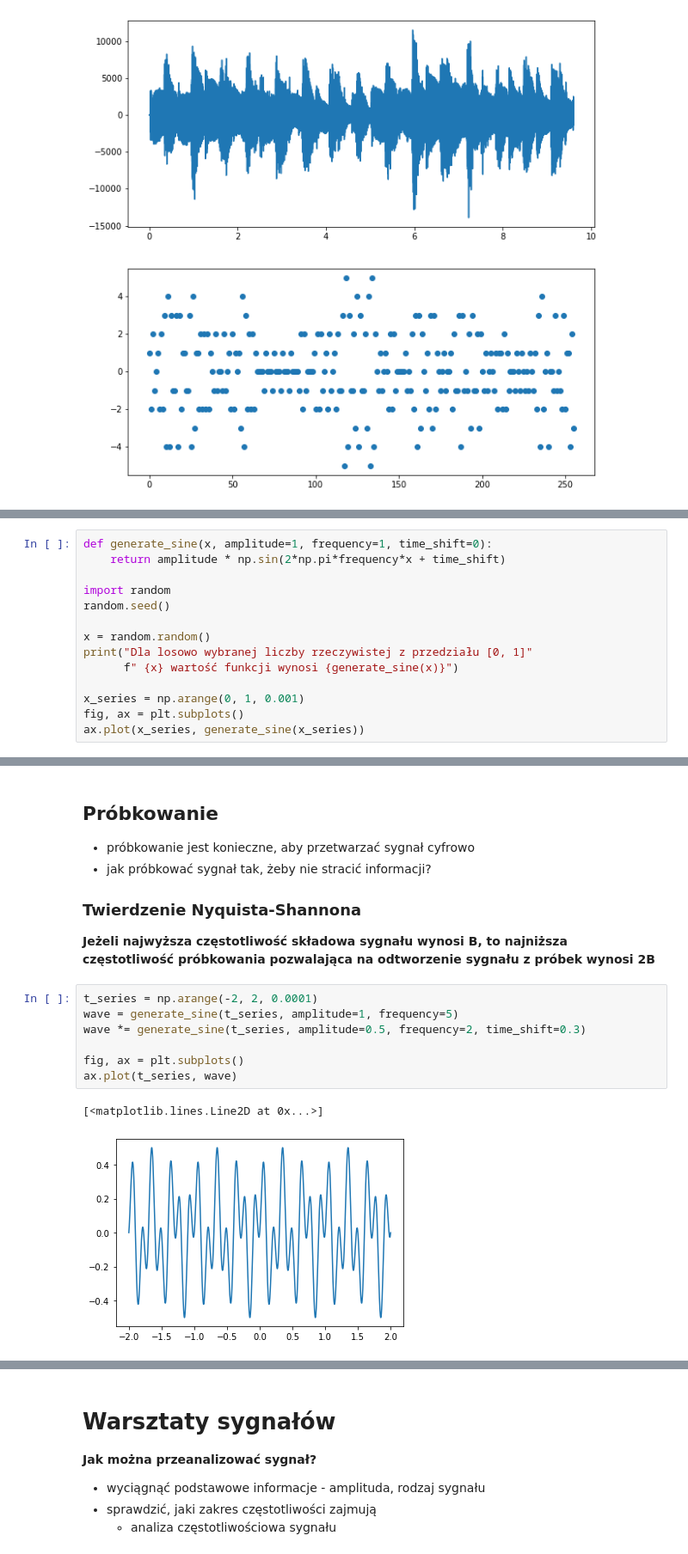
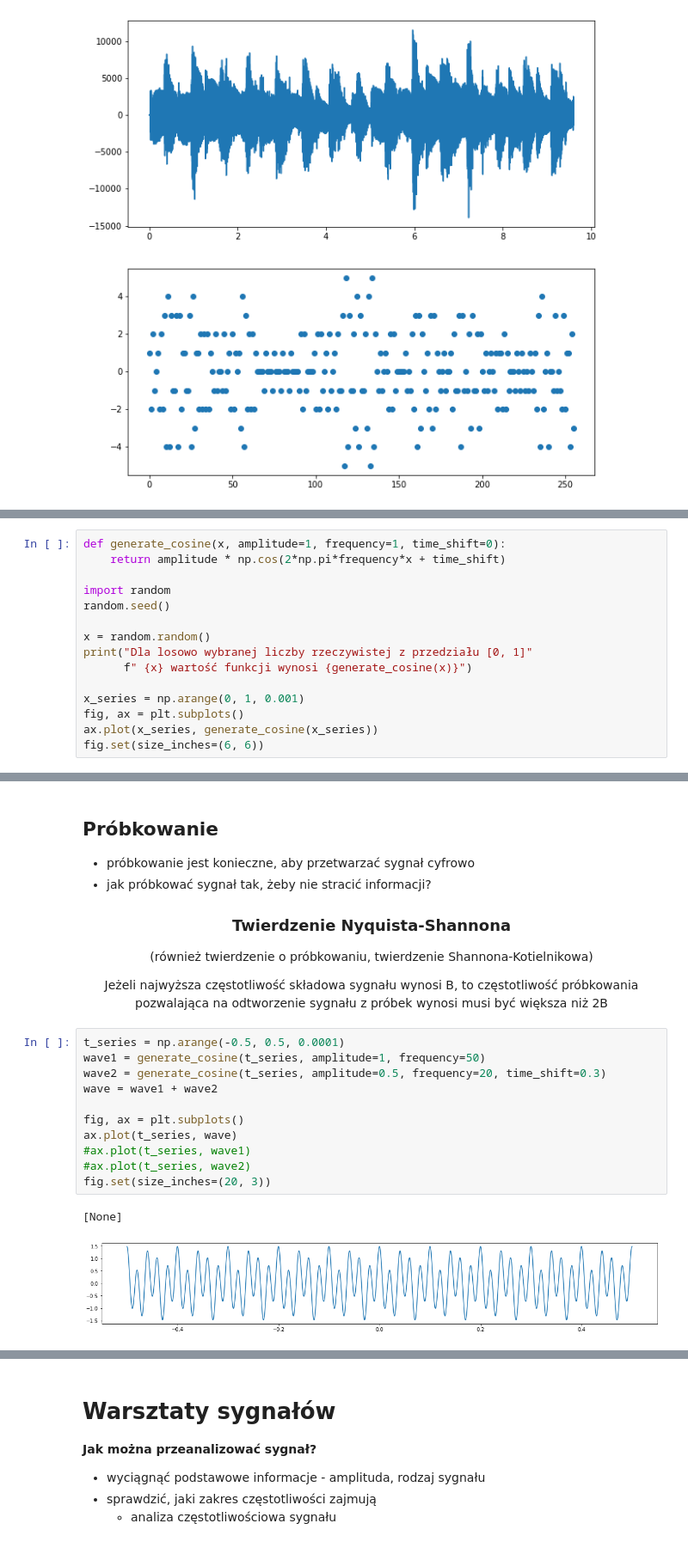
Before and after one commit to pcirrus/dsp_slideshow, a Jupyter notebook: dsp_presentation.ipynb, the cells around one changed output, grey strips where cells are left out. Shown at 86% size. Drawn from its saved outputs; the diff is of its cells as text.

```diff
--- a/dsp_presentation.ipynb
+++ b/dsp_presentation.ipynb
@@ -162,17 +206,18 @@ $X(k) = \sum_{n = 0}^{N-1} x_n e^{-\frac{j 2\pi kn}{N}}$
   - dwuwymiarowy sgynał ciągły
     - np. obraz analogowy zarejestrowany na kliszy fotograficznej
 # %%
-def generate_sine(x, amplitude=1, frequency=1, time_shift=0):
-    return amplitude * np.sin(2*np.pi*frequency*x + time_shift)
+def generate_cosine(x, amplitude=1, frequency=1, time_shift=0):
+    return amplitude * np.cos(2*np.pi*frequency*x + time_shift)
 
 import random
 random.seed()
 
 x = random.random()
 print("Dla losowo wybranej liczby rzeczywistej z przedziału [0, 1]"
-      f" {x} wartość funkcji wynosi {generate_sine(x)}")
+      f" {x} wartość funkcji wynosi {generate_cosine(x)}")
 
 x_series = np.arange(0, 1, 0.001)
 fig, ax = plt.subplots()
-ax.plot(x_series, generate_sine(x_series))
+ax.plot(x_series, generate_cosine(x_series))
+fig.set(size_inches=(6, 6))
 # %% [output]
@@ -200,16 +246,22 @@ ax.scatter(x_series, generate_sine(x_series))
 - próbkowanie jest konieczne, aby przetwarzać sygnał cyfrowo
 - jak próbkować sygnał tak, żeby nie stracić informacji?
 
-### Twierdzenie Nyquista-Shannona
-**Jeżeli najwyższa częstotliwość składowa sygnału wynosi B, to najniższa  częstotliwość próbkowania pozwalająca na odtworzenie sygnału z próbek wynosi 2B**
+<h3 align="center">Twierdzenie Nyquista-Shannona</h3>
+<center>(również twierdzenie o próbkowaniu, twierdzenie Shannona-Kotielnikowa)</center>
+
+<bold><center>Jeżeli najwyższa częstotliwość składowa sygnału wynosi B, to częstotliwość próbkowania pozwalająca na odtworzenie sygnału z próbek wynosi musi być większa niż 2B</center></bold>
 # %%
-t_series = np.arange(-2, 2, 0.0001)
-wave = generate_sine(t_series, amplitude=1, frequency=5)
-wave *= generate_sine(t_series, amplitude=0.5, frequency=2, time_shift=0.3)
+t_series = np.arange(-0.5, 0.5, 0.0001)
+wave1 = generate_cosine(t_series, amplitude=1, frequency=50)
+wave2 = generate_cosine(t_series, amplitude=0.5, frequency=20, time_shift=0.3)
+wave = wave1 + wave2
 
 fig, ax = plt.subplots()
 ax.plot(t_series, wave)
+#ax.plot(t_series, wave1)
+#ax.plot(t_series, wave2)
+fig.set(size_inches=(20, 3))
 # %% [output]
-[<matplotlib.lines.Line2D at 0x...>]
+[None]
-[figure, old version]
+[figure, new version]
 # %%
```
Also changed, not shown: parts of 36 cells of this notebook, 8 other files.
